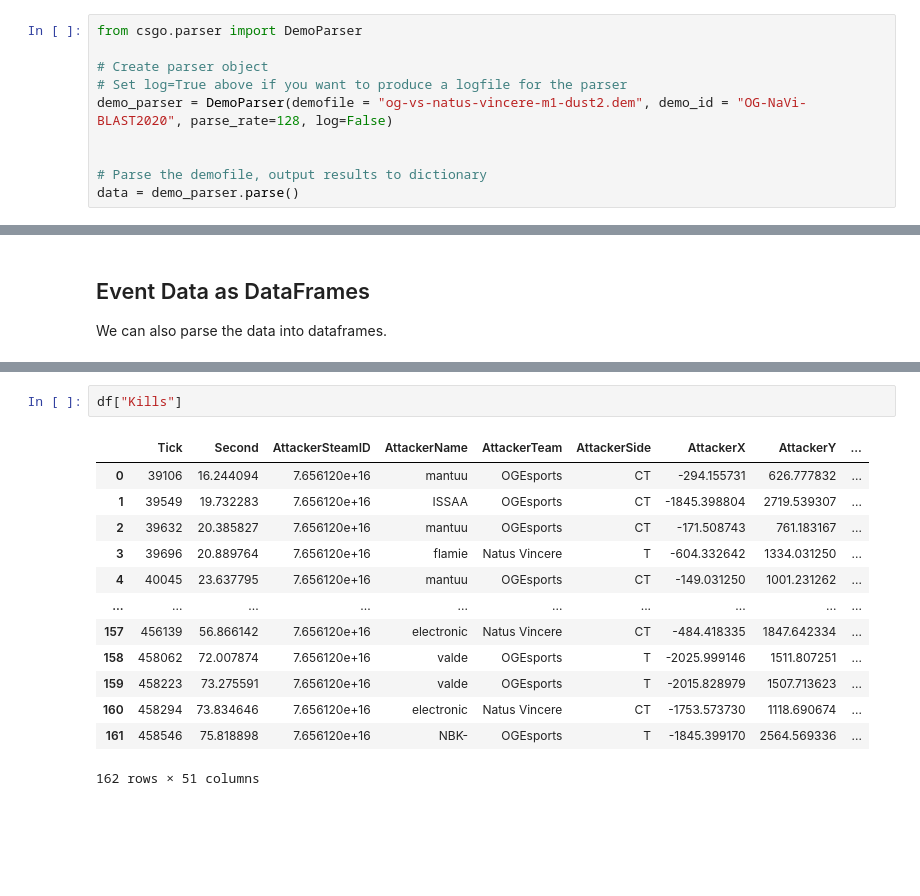
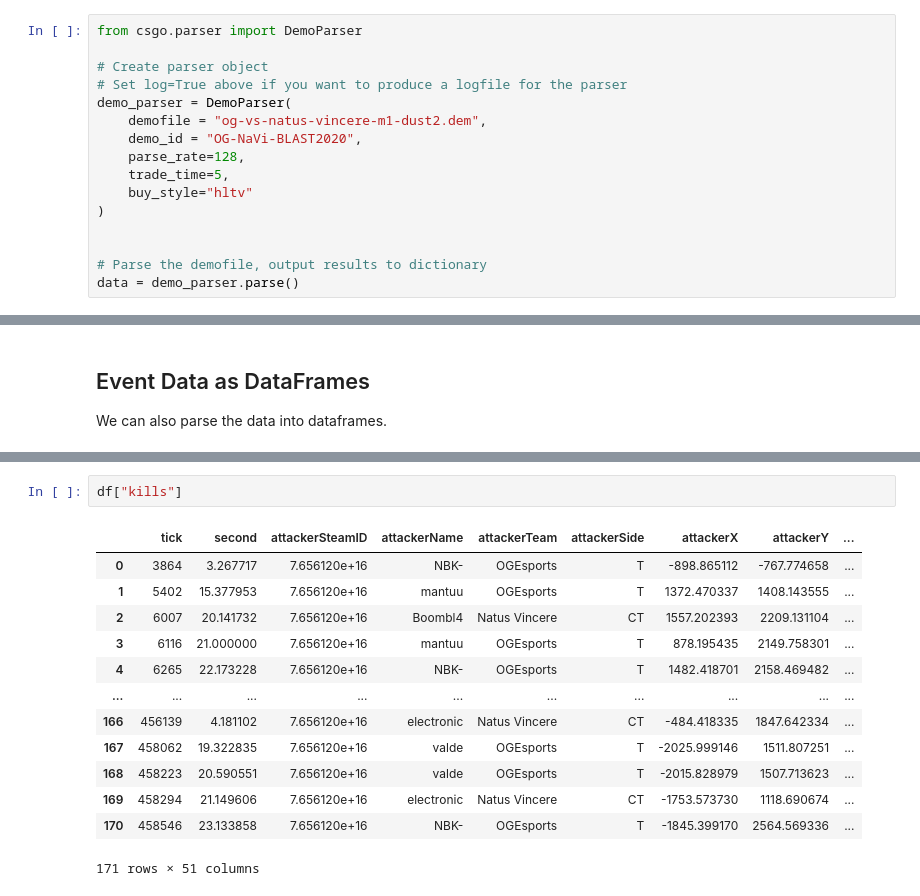
Before and after one commit to pnxenopoulos/awpy, a Jupyter notebook: examples/00_Parsing_a_CSGO_Demofile.ipynb, the cells around one changed output, grey strips where cells are left out. Cells and saved outputs as stored; diff of their text form; blank space fills up the shorter version.

```diff
--- a/examples/00_Parsing_a_CSGO_Demofile.ipynb
+++ b/examples/00_Parsing_a_CSGO_Demofile.ipynb
@@ -29,7 +29,13 @@ from csgo.parser import DemoParser
 
 # Create parser object
 # Set log=True above if you want to produce a logfile for the parser
-demo_parser = DemoParser(demofile = "og-vs-natus-vincere-m1-dust2.dem", demo_id = "OG-NaVi-BLAST2020", parse_rate=128, log=False)
+demo_parser = DemoParser(
+    demofile = "og-vs-natus-vincere-m1-dust2.dem",
+    demo_id = "OG-NaVi-BLAST2020",
+    parse_rate=128,
+    trade_time=5,
+    buy_style="hltv"
+)
 
 
 # Parse the demofile, output results to dictionary
@@ -238,16 +226,16 @@ dict_keys(['MatchId', 'ClientName', 'MapName', 'TickRate', 'PlaybackTicks', 'Rou
 # %%
-df["Kills"]
+df["kills"]
 # %% [output]
-|  | Tick | Second | AttackerSteamID | AttackerName | AttackerTeam | AttackerSide | AttackerX | AttackerY | ... |
-| 0 | 39106 | 16.244094 | 7.656120e+16 | mantuu | OGEsports | CT | -294.155731 | 626.777832 | ... |
-| 1 | 39549 | 19.732283 | 7.656120e+16 | ISSAA | OGEsports | CT | -1845.398804 | 2719.539307 | ... |
-| 2 | 39632 | 20.385827 | 7.656120e+16 | mantuu | OGEsports | CT | -171.508743 | 761.183167 | ... |
-| 3 | 39696 | 20.889764 | 7.656120e+16 | flamie | Natus Vincere | T | -604.332642 | 1334.031250 | ... |
-| 4 | 40045 | 23.637795 | 7.656120e+16 | mantuu | OGEsports | CT | -149.031250 | 1001.231262 | ... |
+|  | tick | second | attackerSteamID | attackerName | attackerTeam | attackerSide | attackerX | attackerY | ... |
+| 0 | 3864 | 3.267717 | 7.656120e+16 | NBK- | OGEsports | T | -898.865112 | -767.774658 | ... |
+| 1 | 5402 | 15.377953 | 7.656120e+16 | mantuu | OGEsports | T | 1372.470337 | 1408.143555 | ... |
+| 2 | 6007 | 20.141732 | 7.656120e+16 | Boombl4 | Natus Vincere | CT | 1557.202393 | 2209.131104 | ... |
+| 3 | 6116 | 21.000000 | 7.656120e+16 | mantuu | OGEsports | T | 878.195435 | 2149.758301 | ... |
+| 4 | 6265 | 22.173228 | 7.656120e+16 | NBK- | OGEsports | T | 1482.418701 | 2158.469482 | ... |
 | ... | ... | ... | ... | ... | ... | ... | ... | ... | ... |
-| 157 | 456139 | 56.866142 | 7.656120e+16 | electronic | Natus Vincere | CT | -484.418335 | 1847.642334 | ... |
-| 158 | 458062 | 72.007874 | 7.656120e+16 | valde | OGEsports | T | -2025.999146 | 1511.807251 | ... |
-| 159 | 458223 | 73.275591 | 7.656120e+16 | valde | OGEsports | T | -2015.828979 | 1507.713623 | ... |
-| 160 | 458294 | 73.834646 | 7.656120e+16 | electronic | Natus Vincere | CT | -1753.573730 | 1118.690674 | ... |
-| 161 | 458546 | 75.818898 | 7.656120e+16 | NBK- | OGEsports | T | -1845.399170 | 2564.569336 | ... |
+| 166 | 456139 | 4.181102 | 7.656120e+16 | electronic | Natus Vincere | CT | -484.418335 | 1847.642334 | ... |
+| 167 | 458062 | 19.322835 | 7.656120e+16 | valde | OGEsports | T | -2025.999146 | 1511.807251 | ... |
+| 168 | 458223 | 20.590551 | 7.656120e+16 | valde | OGEsports | T | -2015.828979 | 1507.713623 | ... |
+| 169 | 458294 | 21.149606 | 7.656120e+16 | electronic | Natus Vincere | CT | -1753.573730 | 1118.690674 | ... |
+| 170 | 458546 | 23.133858 | 7.656120e+16 | NBK- | OGEsports | T | -1845.399170 | 2564.569336 | ... |
-162 rows × 51 columns
+171 rows × 51 columns
```
Also changed, not shown: parts of 15 cells of this notebook, 1 other file.
